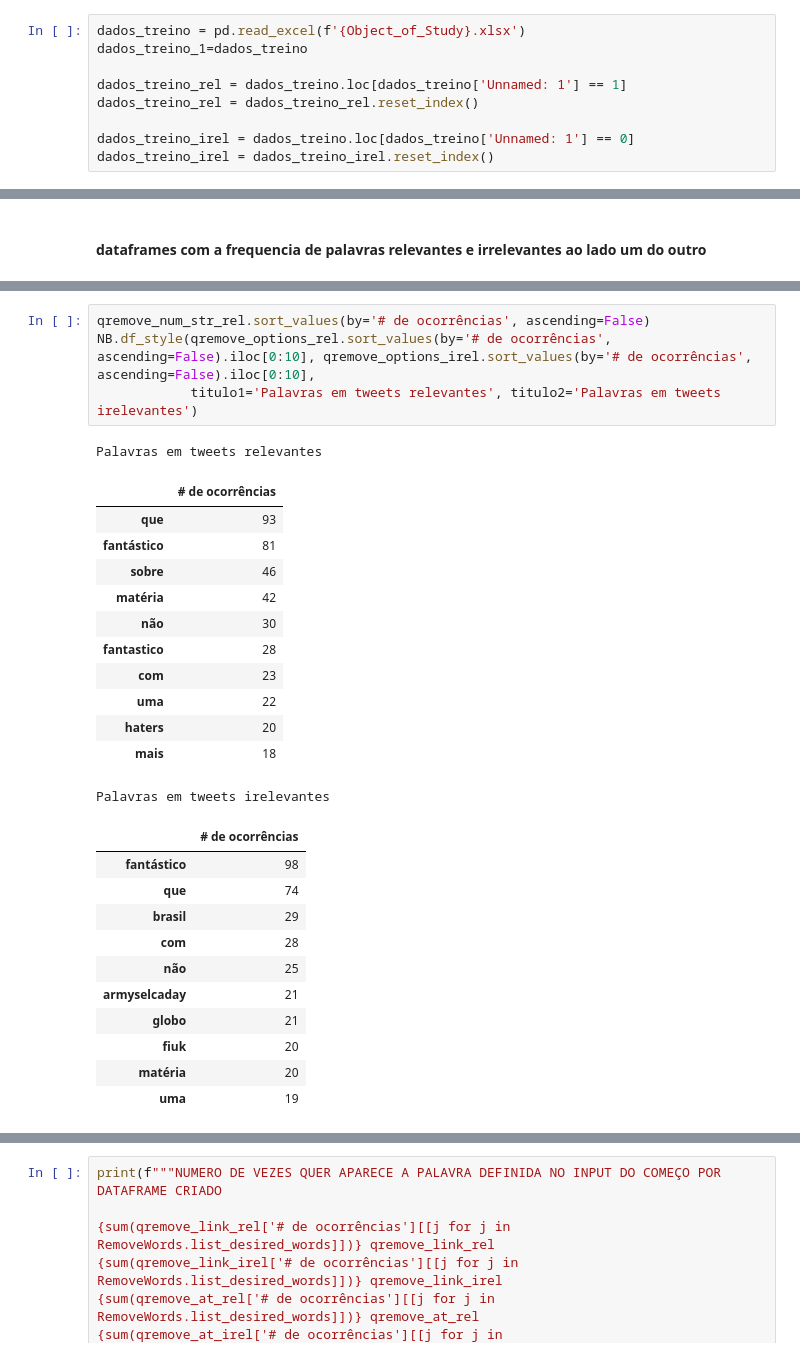
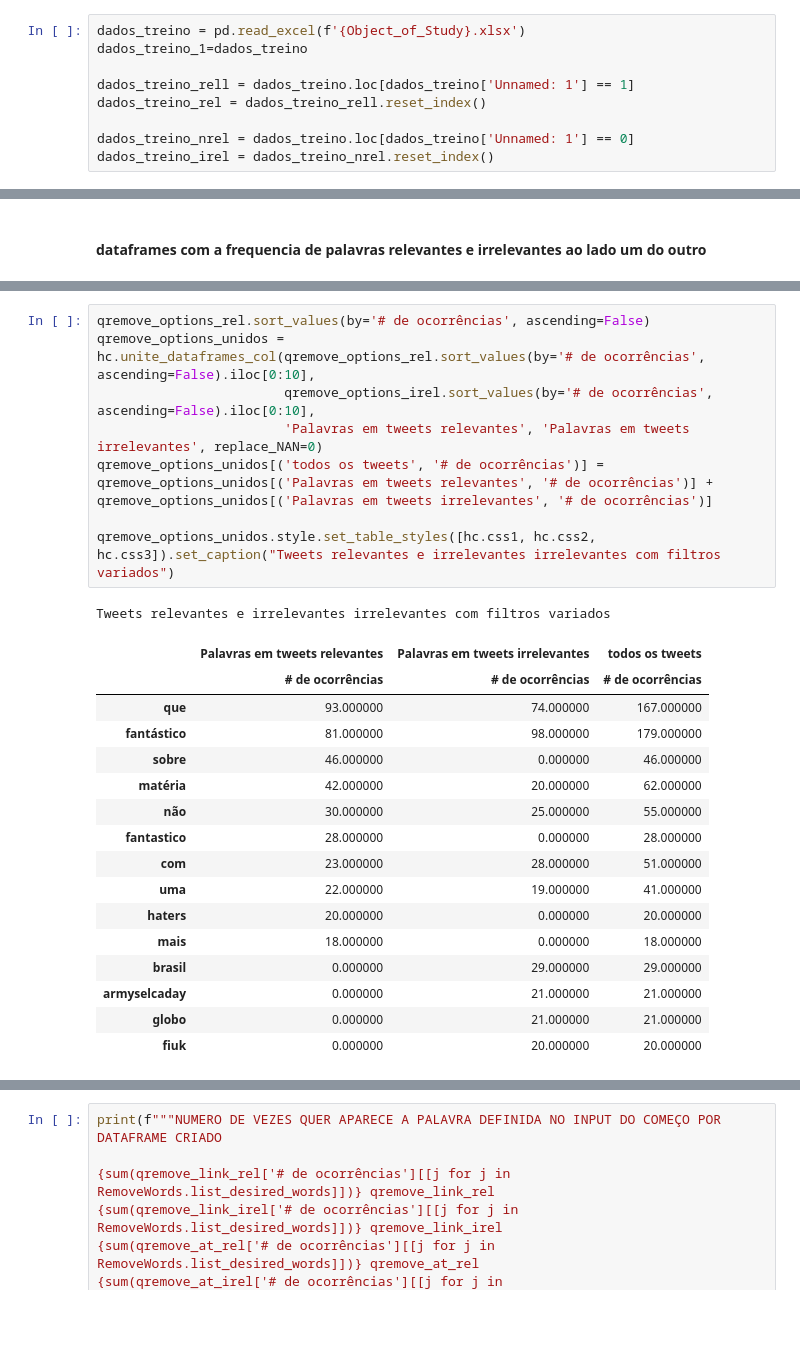
Before and after one commit to RafaelNiccheri/P1-Cdados21_2, a Jupyter notebook: Projeto_1.1.ipynb, the cells around one changed output, grey strips where cells are left out. Cells and saved outputs as stored; diff of their text form; blank space fills up the shorter version.

```diff
--- a/Projeto_1.1.ipynb
+++ b/Projeto_1.1.ipynb
@@ -26,9 +26,9 @@ from IPython.core.display import display_html
 dados_treino = pd.read_excel(f'{Object_of_Study}.xlsx')
 dados_treino_1=dados_treino
 
-dados_treino_rel = dados_treino.loc[dados_treino['Unnamed: 1'] == 1]
-dados_treino_rel = dados_treino_rel.reset_index()
+dados_treino_rell = dados_treino.loc[dados_treino['Unnamed: 1'] == 1]
+dados_treino_rel = dados_treino_rell.reset_index()
 
-dados_treino_irel = dados_treino.loc[dados_treino['Unnamed: 1'] == 0]
-dados_treino_irel = dados_treino_irel.reset_index()
+dados_treino_nrel = dados_treino.loc[dados_treino['Unnamed: 1'] == 0]
+dados_treino_irel = dados_treino_nrel.reset_index()
 # %%
@@ -351,29 +333,26 @@ Palavras em tweets irelevantes
 # %%
-qremove_num_str_rel.sort_values(by='# de ocorrências', ascending=False)
-NB.df_style(qremove_options_rel.sort_values(by='# de ocorrências', ascending=False).iloc[0:10], qremove_options_irel.sort_values(by='# de ocorrências', ascending=False).iloc[0:10],
-            titulo1='Palavras em tweets relevantes', titulo2='Palavras em tweets irelevantes')
+qremove_options_rel.sort_values(by='# de ocorrências', ascending=False)
+qremove_options_unidos = hc.unite_dataframes_col(qremove_options_rel.sort_values(by='# de ocorrências', ascending=False).iloc[0:10],
+                        qremove_options_irel.sort_values(by='# de ocorrências', ascending=False).iloc[0:10],
+                        'Palavras em tweets relevantes', 'Palavras em tweets irrelevantes', replace_NAN=0)
+qremove_options_unidos[('todos os tweets', '# de ocorrências')] = qremove_options_unidos[('Palavras em tweets relevantes', '# de ocorrências')] + qremove_options_unidos[('Palavras em tweets irrelevantes', '# de ocorrências')]
+
+qremove_options_unidos.style.set_table_styles([hc.css1, hc.css2, hc.css3]).set_caption("Tweets relevantes e irrelevantes irrelevantes com filtros variados")
 # %% [output]
-Palavras em tweets relevantes
+Tweets relevantes e irrelevantes irrelevantes com filtros variados
-|  | # de ocorrências |
-| que | 93 |
-| fantástico | 81 |
-| sobre | 46 |
-| matéria | 42 |
-| não | 30 |
-| fantastico | 28 |
-| com | 23 |
-| uma | 22 |
-| haters | 20 |
-| mais | 18 |
+|  | Palavras em tweets relevantes | Palavras em tweets irrelevantes | todos os tweets |
+|  | # de ocorrências | # de ocorrências | # de ocorrências |
+| que | 93.000000 | 74.000000 | 167.000000 |
+| fantástico | 81.000000 | 98.000000 | 179.000000 |
+| sobre | 46.000000 | 0.000000 | 46.000000 |
+| matéria | 42.000000 | 20.000000 | 62.000000 |
+| não | 30.000000 | 25.000000 | 55.000000 |
+| fantastico | 28.000000 | 0.000000 | 28.000000 |
+| com | 23.000000 | 28.000000 | 51.000000 |
+| uma | 22.000000 | 19.000000 | 41.000000 |
+| haters | 20.000000 | 0.000000 | 20.000000 |
+| mais | 18.000000 | 0.000000 | 18.000000 |
+| brasil | 0.000000 | 29.000000 | 29.000000 |
+| armyselcaday | 0.000000 | 21.000000 | 21.000000 |
+| globo | 0.000000 | 21.000000 | 21.000000 |
+| fiuk | 0.000000 | 20.000000 | 20.000000 |
-Palavras em tweets irelevantes
-|  | # de ocorrências |
-| fantástico | 98 |
-| que | 74 |
-| brasil | 29 |
-| com | 28 |
-| não | 25 |
-| armyselcaday | 21 |
-| globo | 21 |
-| fiuk | 20 |
-| matéria | 20 |
-| uma | 19 |
```
Also changed, not shown: parts of 41 cells of this notebook, 2 other files.
